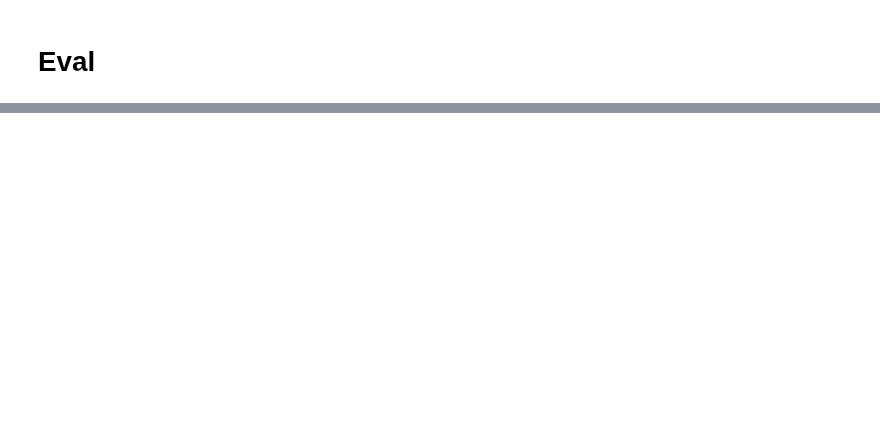
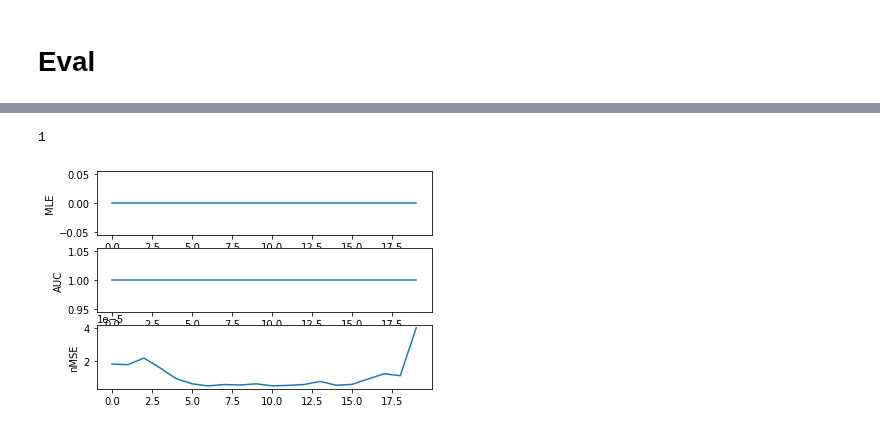
Before and after one commit to LukeTheHecker/esinet, a Jupyter notebook: dev/new_lstm_design.ipynb, the cells around one changed output, grey strips where cells are left out. Drawn from its saved outputs; the diff is of its cells as text; code cells hidden in the pictures; blank space fills up the shorter version.

```diff
--- a/dev/new_lstm_design.ipynb
+++ b/dev/new_lstm_design.ipynb
@@ -328,0 +373,20 @@ WARNING:tensorflow:5 out of the last 8 calls to <function Model.make_predict_fun
+# %%
+idx = 0
+
+plt.figure()
+plt.subplot(311)
+plt.plot(mles[0,idx, :])
+plt.ylabel("MLE")
+
+plt.subplot(312)
+plt.plot(aucs[0,idx, :])
+plt.ylabel("AUC")
+
+plt.subplot(313)
+plt.plot(nmses[0,idx, :])
+plt.ylabel("nMSE")
+
+print(sim_test.simulation_info["number_of_sources"].values[idx])
+# %% [output]
+1
+[figure, added]
```
Also changed, not shown: parts of 19 cells of this notebook, 1 other file.
